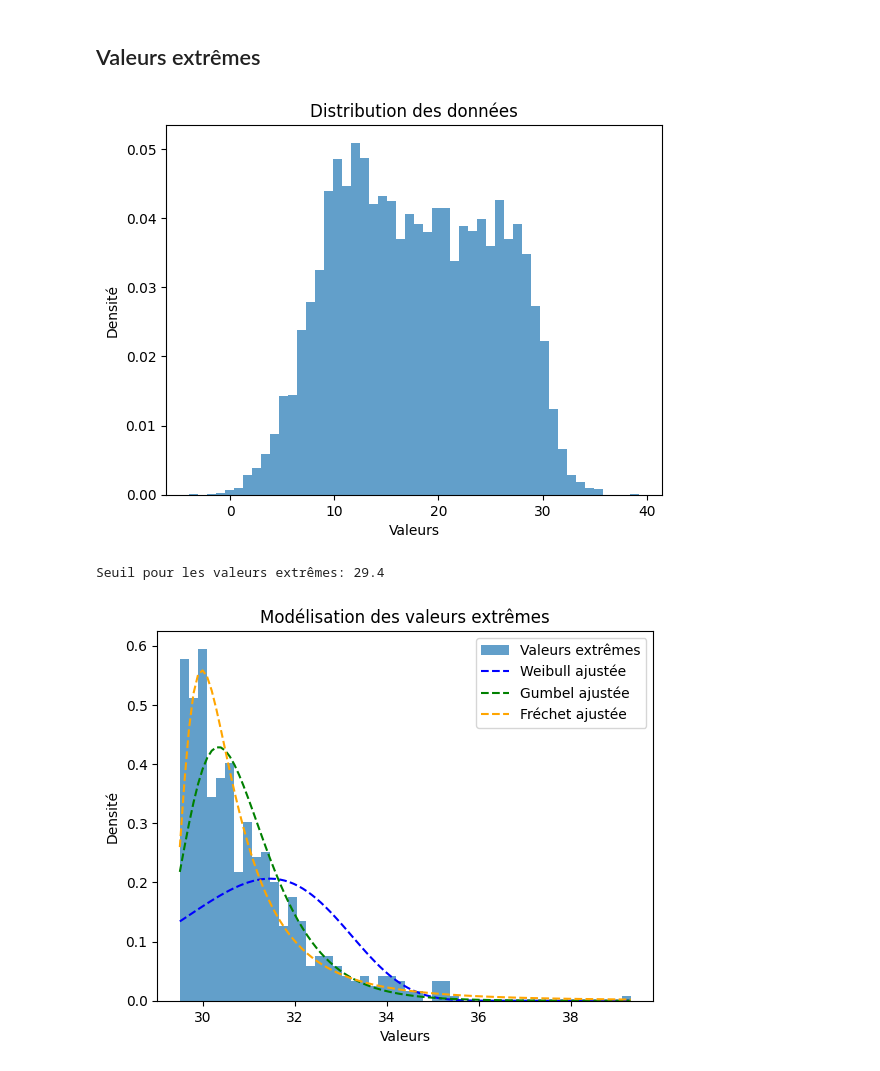
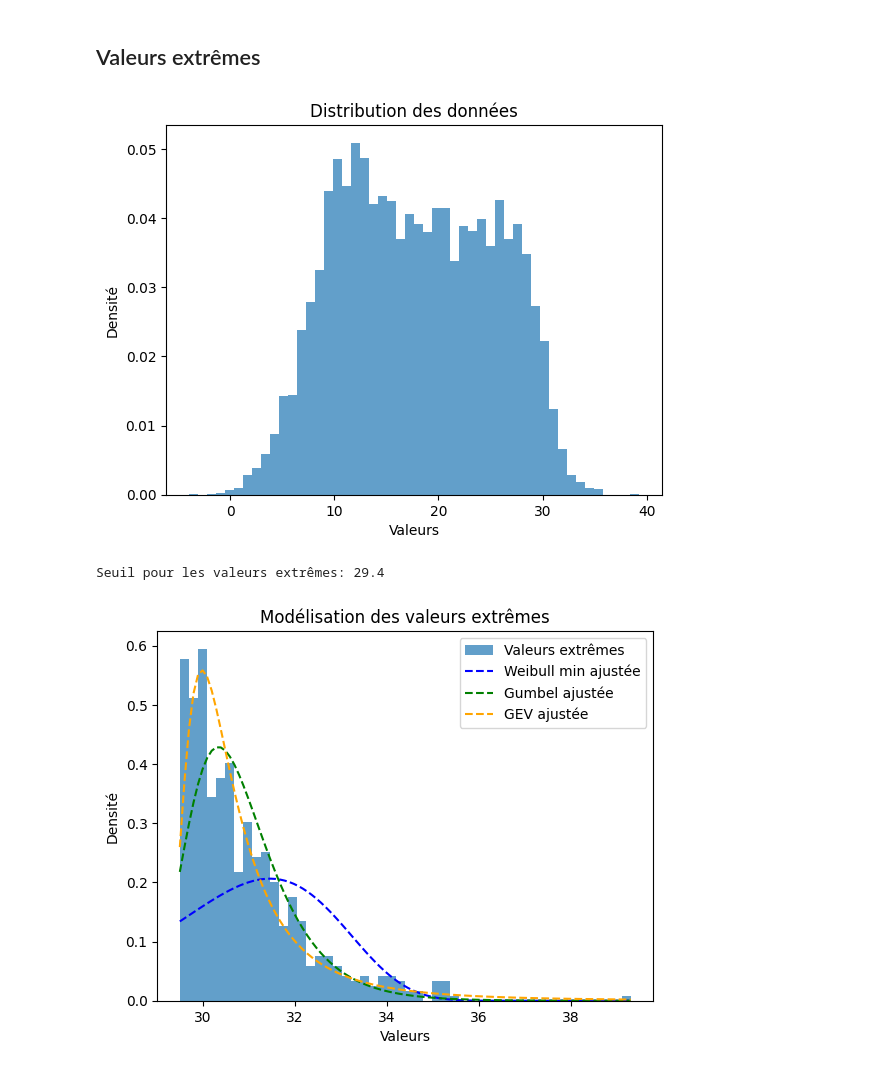
Before and after one commit to PoloX2021/Rosembaum, a Jupyter notebook: models.ipynb, the cells around one changed output. Saved outputs shown, nothing was run; the diff lists cells and outputs as text; code cells hidden in the pictures.

```diff
--- a/models.ipynb
+++ b/models.ipynb
@@ -228,35 +228,35 @@ plt.show()
 threshold = df_test['TX'].quantile(0.95)
 print("Seuil pour les valeurs extrêmes:", threshold)
 
 # Sélection des valeurs extrêmes
 extreme_values = df_test[df_test['TX'] > threshold]['TX']
 
-# Ajustement de la distribution de Weibull aux valeurs extrêmes
+# Ajustement de la distribution de Weibull min aux valeurs extrêmes
 shape, loc, scale = weibull_min.fit(extreme_values, floc=0)
 x_weibull = np.linspace(min(extreme_values), max(extreme_values), 100)
 pdf_fitted_weibull = weibull_min.pdf(x_weibull, shape, loc, scale)
 
 # Ajustement de la distribution de Gumbel aux valeurs extrêmes
 params_gumbel = gumbel_r.fit(extreme_values)
 x_gumbel = np.linspace(min(extreme_values), max(extreme_values), 100)
 pdf_fitted_gumbel = gumbel_r.pdf(x_gumbel, *params_gumbel)
 
-# Ajustement de la distribution de Fréchet aux valeurs extrêmes
+# Ajustement de la distribution de GEV aux valeurs extrêmes
 params_frechet = genextreme.fit(extreme_values)
 x_frechet = np.linspace(min(extreme_values), max(extreme_values), 100)
 pdf_fitted_frechet = genextreme.pdf(x_frechet, *params_frechet)
 
 # Visualisation des distributions ajustées
 plt.hist(extreme_values, bins=50, density=True, alpha=0.7, label='Valeurs extrêmes')
-plt.plot(x_weibull, pdf_fitted_weibull, color='blue', linestyle='--', label='Weibull ajustée')
+plt.plot(x_weibull, pdf_fitted_weibull, color='blue', linestyle='--', label='Weibull min ajustée')
 plt.plot(x_gumbel, pdf_fitted_gumbel, color='green', linestyle='--', label='Gumbel ajustée')
-plt.plot(x_frechet, pdf_fitted_frechet, color='orange', linestyle='--', label='Fréchet ajustée')
+plt.plot(x_frechet, pdf_fitted_frechet, color='orange', linestyle='--', label='GEV ajustée')
 plt.xlabel('Valeurs')
 plt.ylabel('Densité')
 plt.title('Modélisation des valeurs extrêmes')
 plt.legend()
 plt.show()
 # %% [output]
 [figure]
 Seuil pour les valeurs extrêmes: 29.4
-[figure, old version]
+[figure, new version]
```
